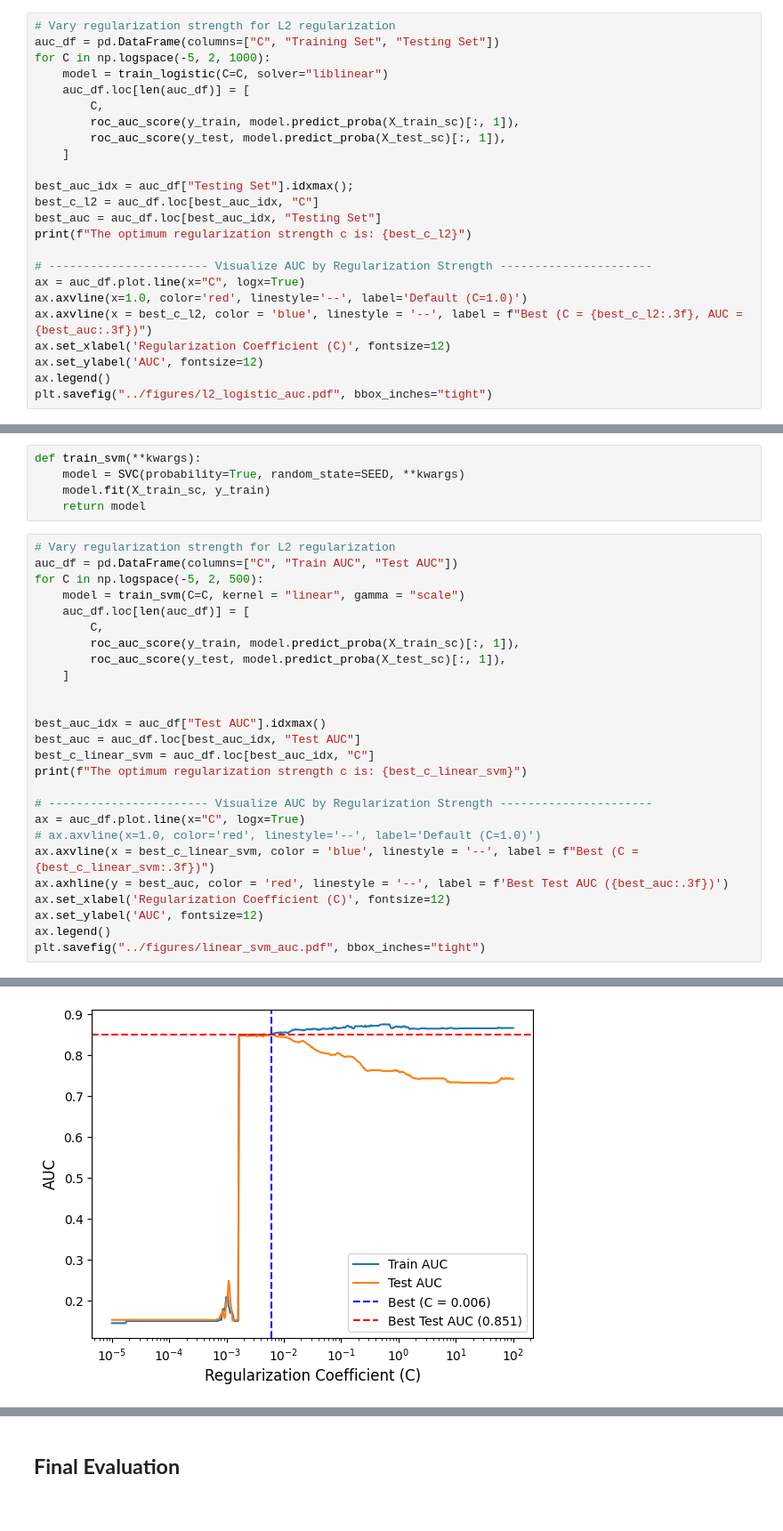
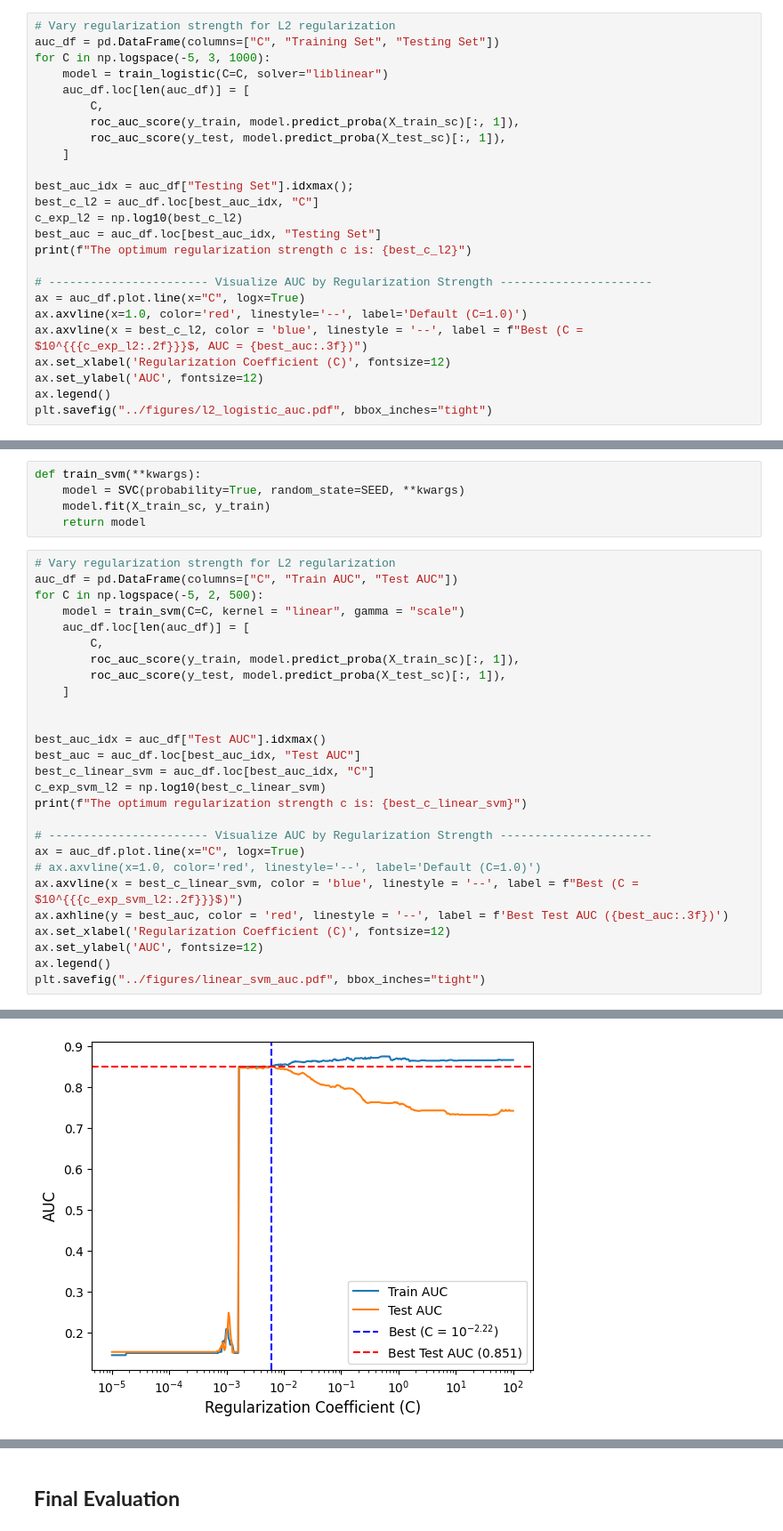
Before and after one commit to longlinh123456/final_project, a Jupyter notebook: source/supervised.ipynb, the cells around one changed output, grey strips where cells are left out. Shown at 89% size. Drawn from its saved outputs; the diff is of its cells as text.

Commit message:
Changed C to log scale from linear

```diff
--- a/source/supervised.ipynb
+++ b/source/supervised.ipynb
@@ -224,7 +224,7 @@ def train_logistic(**kwargs):
 # %%
 # Vary regularization strength for L2 regularization
 auc_df = pd.DataFrame(columns=["C", "Training Set", "Testing Set"])
-for C in np.logspace(-5, 2, 1000):
+for C in np.logspace(-5, 3, 1000):
     model = train_logistic(C=C, solver="liblinear")
     auc_df.loc[len(auc_df)] = [
         C,
@@ -234,13 +234,14 @@ for C in np.logspace(-5, 2, 1000):
 
 best_auc_idx = auc_df["Testing Set"].idxmax();
 best_c_l2 = auc_df.loc[best_auc_idx, "C"]
+c_exp_l2 = np.log10(best_c_l2)
 best_auc = auc_df.loc[best_auc_idx, "Testing Set"]
 print(f"The optimum regularization strength c is: {best_c_l2}")
 
 # ----------------------- Visualize AUC by Regularization Strength ----------------------
 ax = auc_df.plot.line(x="C", logx=True)
 ax.axvline(x=1.0, color='red', linestyle='--', label='Default (C=1.0)')
-ax.axvline(x = best_c_l2, color = 'blue', linestyle = '--', label = f"Best (C = {best_c_l2:.3f}, AUC = {best_auc:.3f})")
+ax.axvline(x = best_c_l2, color = 'blue', linestyle = '--', label = f"Best (C = $10^{{{c_exp_l2:.2f}}}$, AUC = {best_auc:.3f})")
 ax.set_xlabel('Regularization Coefficient (C)', fontsize=12)
 ax.set_ylabel('AUC', fontsize=12)
 ax.legend()
@@ -317,32 +319,33 @@ def train_svm(**kwargs):
 # %%
 # Vary regularization strength for L2 regularization
 auc_df = pd.DataFrame(columns=["C", "Train AUC", "Test AUC"])
 for C in np.logspace(-5, 2, 500):
     model = train_svm(C=C, kernel = "linear", gamma = "scale")
     auc_df.loc[len(auc_df)] = [
         C,
         roc_auc_score(y_train, model.predict_proba(X_train_sc)[:, 1]),
         roc_auc_score(y_test, model.predict_proba(X_test_sc)[:, 1]),
     ]
 
 
 best_auc_idx = auc_df["Test AUC"].idxmax()
 best_auc = auc_df.loc[best_auc_idx, "Test AUC"]
 best_c_linear_svm = auc_df.loc[best_auc_idx, "C"]
+c_exp_svm_l2 = np.log10(best_c_linear_svm)
 print(f"The optimum regularization strength c is: {best_c_linear_svm}")
 
 # ----------------------- Visualize AUC by Regularization Strength ----------------------
 ax = auc_df.plot.line(x="C", logx=True)
 # ax.axvline(x=1.0, color='red', linestyle='--', label='Default (C=1.0)')
-ax.axvline(x = best_c_linear_svm, color = 'blue', linestyle = '--', label = f"Best (C = {best_c_linear_svm:.3f})")
+ax.axvline(x = best_c_linear_svm, color = 'blue', linestyle = '--', label = f"Best (C = $10^{{{c_exp_svm_l2:.2f}}}$)")
 ax.axhline(y = best_auc, color = 'red', linestyle = '--', label = f'Best Test AUC ({best_auc:.3f})')
 ax.set_xlabel('Regularization Coefficient (C)', fontsize=12)
 ax.set_ylabel('AUC', fontsize=12)
 ax.legend()
 plt.savefig("../figures/linear_svm_auc.pdf", bbox_inches="tight")
 # %% [output]
 The optimum regularization strength c is: 0.005991769669310619
-[figure, old version]
+[figure, new version]
 # %%
 # Vary regularization strength for L2 regularization
 auc_df = pd.DataFrame(columns=["C", "Train AUC", "Test AUC"])
```
Also changed, not shown: parts of 5 cells of this notebook, 4 other files.
